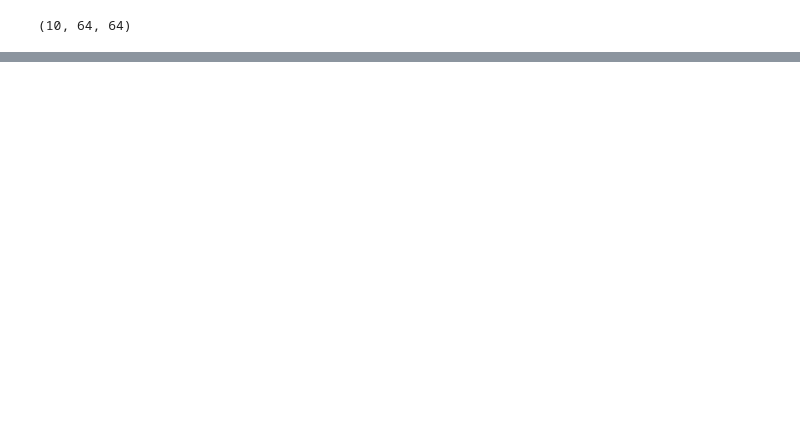
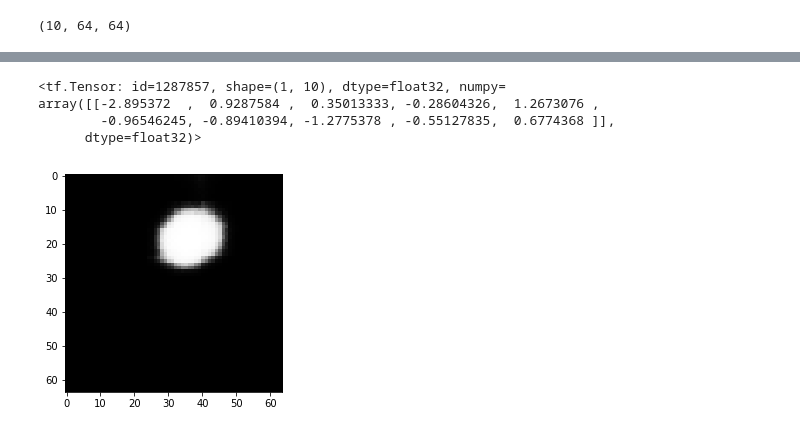
Before and after one commit to Phu-Works/GenerativeModels, a Jupyter notebook: 4-VAE-Sprites.ipynb, the cells around one changed output, grey strips where cells are left out. Cells and saved outputs as stored; diff of their text form; code cells hidden in the pictures; blank space fills up the shorter version.

```diff
--- a/4-VAE-Sprites.ipynb
+++ b/4-VAE-Sprites.ipynb
@@ -244,0 +232,12 @@ show_images_grid(frames, num_images=10)
+# %%
+out = vae.decoder(latent)
+out = tf.squeeze(tf.nn.sigmoid(out))
+
+plt.imshow(out.numpy(), cmap='Greys_r',  interpolation='nearest')
+latent
+# %% [output]
+<tf.Tensor: id=1287857, shape=(1, 10), dtype=float32, numpy=
+array([[-2.895372  ,  0.9287584 ,  0.35013333, -0.28604326,  1.2673076 ,
+        -0.96546245, -0.89410394, -1.2775378 , -0.55127835,  0.6774368 ]],
+      dtype=float32)>
+[figure, added]
```
Also changed, not shown: parts of 10 cells of this notebook, 1 other file.
